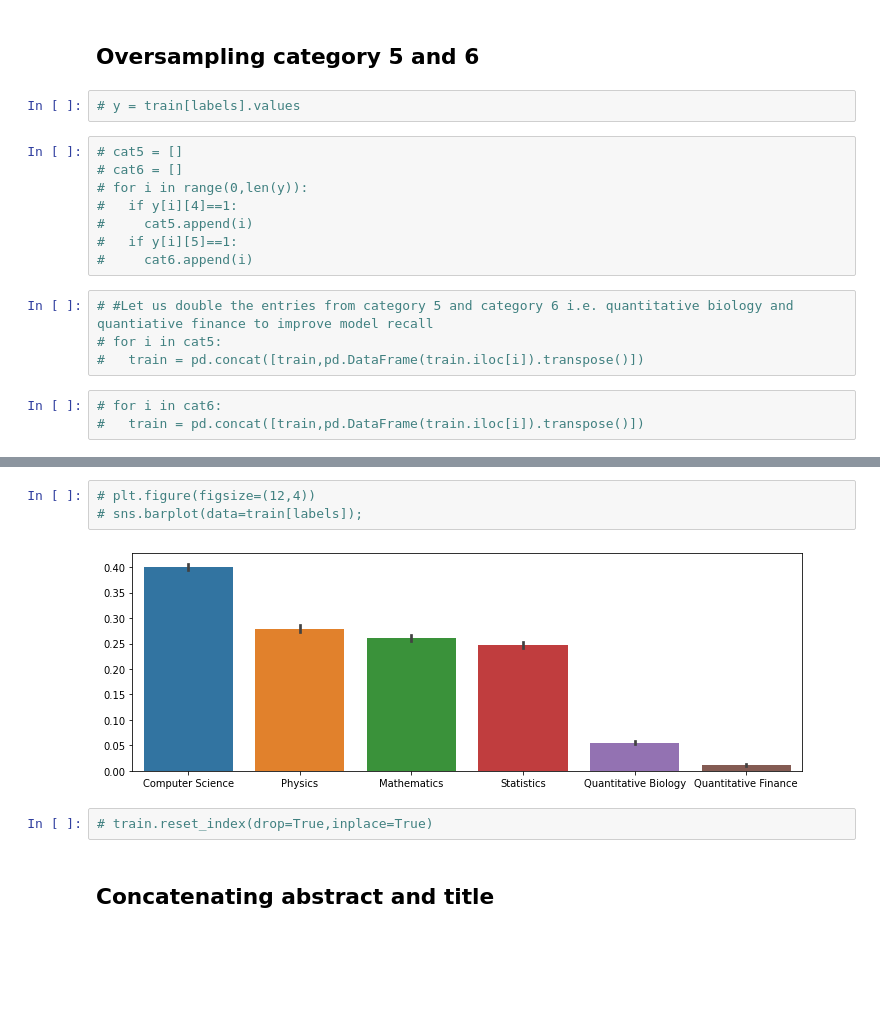
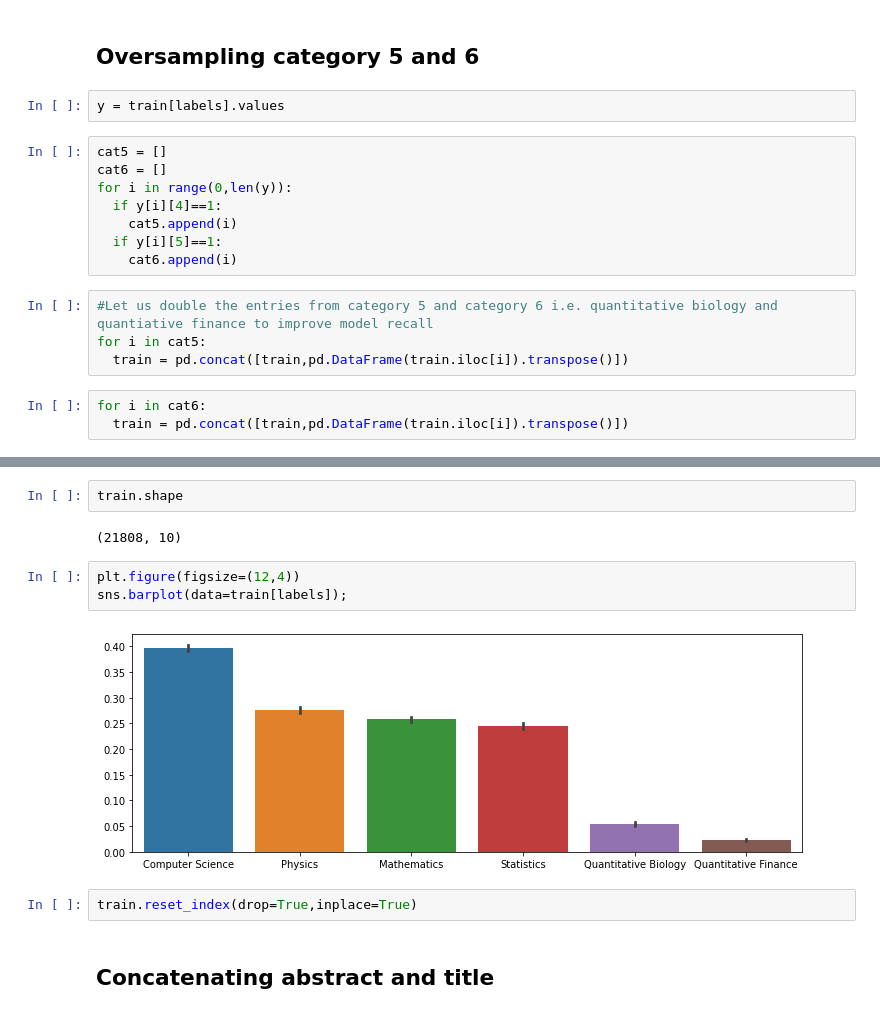
Before and after one commit to ishitashah23/AV-Janatahack-NLP-classification, a Jupyter notebook: Team TWDS_AV_NLP Hackathon.ipynb, the cells around one changed output, grey strips where cells are left out. Cells and saved outputs as stored; diff of their text form; blank space fills up the shorter version.

```diff
--- a/Team TWDS_AV_NLP Hackathon.ipynb
+++ b/Team TWDS_AV_NLP Hackathon.ipynb
@@ -167,19 +173,19 @@ for i in labels:
 # %% [markdown]
 ## Oversampling category 5 and 6
 # %%
-# y = train[labels].values
+y = train[labels].values
 # %%
-# cat5 = []
-# cat6 = []
-# for i in range(0,len(y)):
-#   if y[i][4]==1:
-#     cat5.append(i)
-#   if y[i][5]==1:
-#     cat6.append(i)
+cat5 = []
+cat6 = []
+for i in range(0,len(y)):
+  if y[i][4]==1:
+    cat5.append(i)
+  if y[i][5]==1:
+    cat6.append(i)
 # %%
-# #Let us double the entries from category 5 and category 6 i.e. quantitative biology and quantiative finance to improve model recall
-# for i in cat5:
-#   train = pd.concat([train,pd.DataFrame(train.iloc[i]).transpose()])
+#Let us double the entries from category 5 and category 6 i.e. quantitative biology and quantiative finance to improve model recall
+for i in cat5:
+  train = pd.concat([train,pd.DataFrame(train.iloc[i]).transpose()])
 # %%
-# for i in cat6:
-#   train = pd.concat([train,pd.DataFrame(train.iloc[i]).transpose()])
+for i in cat6:
+  train = pd.concat([train,pd.DataFrame(train.iloc[i]).transpose()])
@@ -190,10 +192,14 @@ for i in labels:
+# %%
+train.shape
+# %% [output]
+(21808, 10)
 # %%
-# plt.figure(figsize=(12,4))
-# sns.barplot(data=train[labels]);
+plt.figure(figsize=(12,4))
+sns.barplot(data=train[labels]);
 # %% [output]
-[figure, old version]
+[figure, new version]
 # %%
-# train.reset_index(drop=True,inplace=True)
+train.reset_index(drop=True,inplace=True)
 # %% [markdown]
 ## Concatenating abstract and title
 # %%
```
Also changed, not shown: parts of 23 cells of this notebook, 2 other files.
